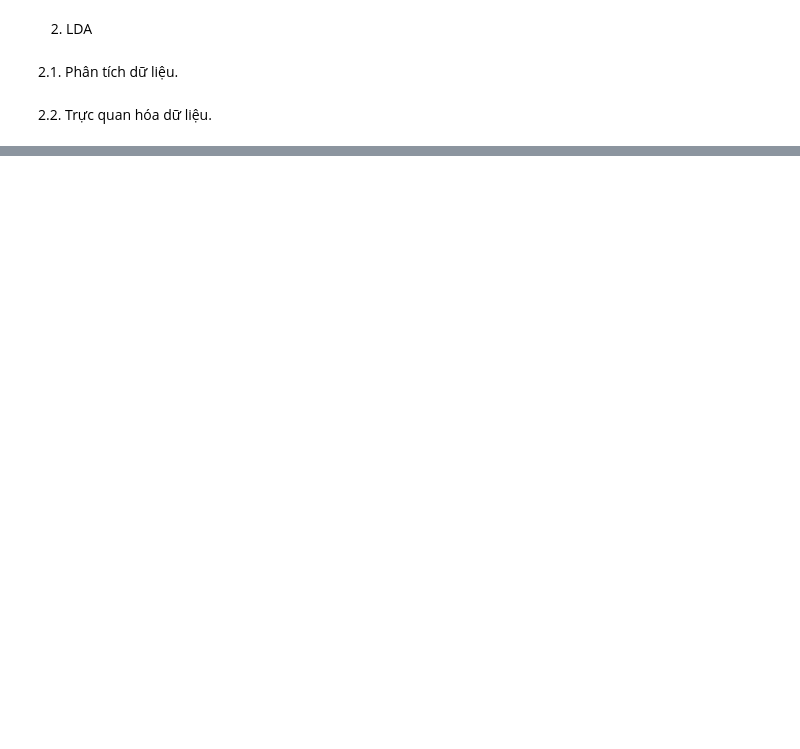
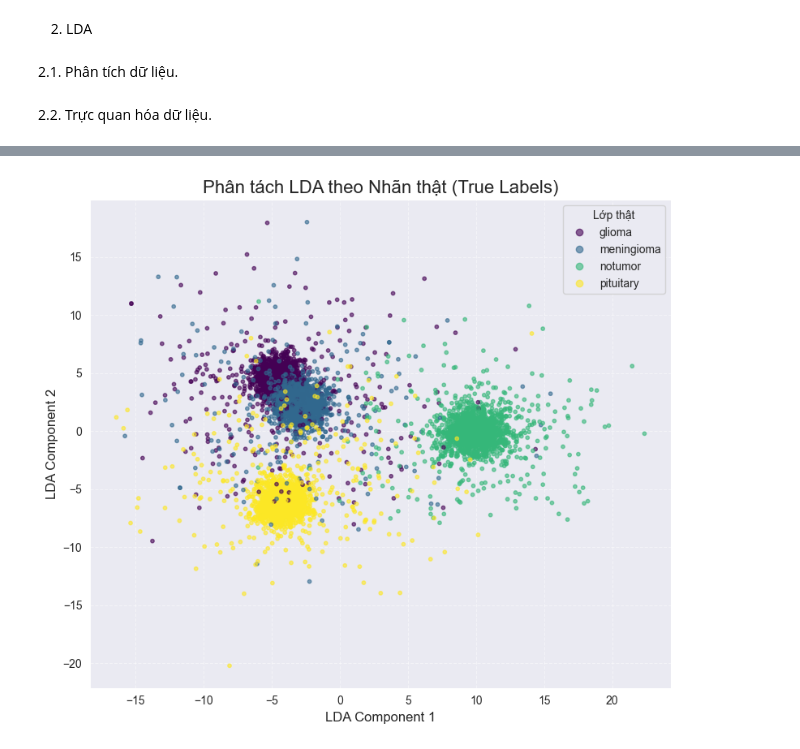
Before and after one commit to Duyhai2005/project_ml, a Jupyter notebook: classifier.ipynb, the cells around one changed output, grey strips where cells are left out. Cells and saved outputs as stored; diff of their text form; code cells hidden in the pictures; blank space fills up the shorter version.

```diff
--- a/classifier.ipynb
+++ b/classifier.ipynb
@@ -521,0 +653,53 @@ Số thành phần PCA cần để giữ 90% phương sai: 1167
+# %%
+import matplotlib.pyplot as plt
+import numpy as np
+# Hai dòng dưới đây không còn cần thiết nếu chỉ vẽ 1 biểu đồ
+# from sklearn.metrics import adjusted_rand_score, silhouette_score
+import matplotlib.patches as mpatches
+
+# --- Bạn đã có các biến này từ trước ---
+# label_encoder (đã được fit_transform)
+# X_all_lda
+# y_all
+# num_classes
+# n_components
+# --------------------------------------
+
+# 1. Tự động lấy tên lớp từ LabelEncoder
+class_name_map = {i: class_name for i, class_name in enumerate(label_encoder.classes_)}
+
+# 2. Thiết lập biểu đồ (CHỈ 1 CỘT)
+# Thay đổi từ (1, 2, figsize=(16, 7)) thành (1, 1, figsize=(8, 7))
+fig, ax1 = plt.subplots(1, 1, figsize=(8, 7))
+
+cmap = plt.get_cmap('viridis', num_classes)
+
+# --- Biểu đồ 1: Nhãn thật (Ground Truth) ---
+
+if n_components == 1:
+    y_jitter = np.random.uniform(-0.1, 0.1, size=len(y_all))
+    scatter1 = ax1.scatter(X_all_lda[:, 0], y_jitter, c=y_all, cmap=cmap, alpha=0.6, s=10)
+    ax1.set_xlabel('LDA Component 1', fontsize=12)
+    ax1.set_yticks([])
+elif n_components >= 2:
+    scatter1 = ax1.scatter(X_all_lda[:, 0], X_all_lda[:, 1], c=y_all, cmap=cmap, alpha=0.6, s=10)
+    ax1.set_xlabel('LDA Component 1', fontsize=12)
+    ax1.set_ylabel('LDA Component 2', fontsize=12)
+
+# Đặt tiêu đề và chú giải
+ax1.set_title(f'Phân tách LDA theo Nhãn thật (True Labels)', fontsize=16)
+handles, labels_text = scatter1.legend_elements()
+
+# Dọn dẹp chuỗi LaTeX
+cleaned_labels = [l.replace('$\\mathdefault{', '').replace('}$', '') for l in labels_text]
+new_labels = [class_name_map[int(label)] for label in cleaned_labels]
+
+ax1.legend(handles, new_labels, title="Lớp thật")
+ax1.grid(True, linestyle='--', alpha=0.5)
+
+# --- Biểu đồ 2 và Tiêu đề chung ĐÃ BỊ XÓA ---
+
+plt.tight_layout()
+plt.show() # Hiển thị biểu đồ
+# %% [output]
+[figure, added]
```
Also changed, not shown: parts of 12 cells of this notebook, 1 other file.
